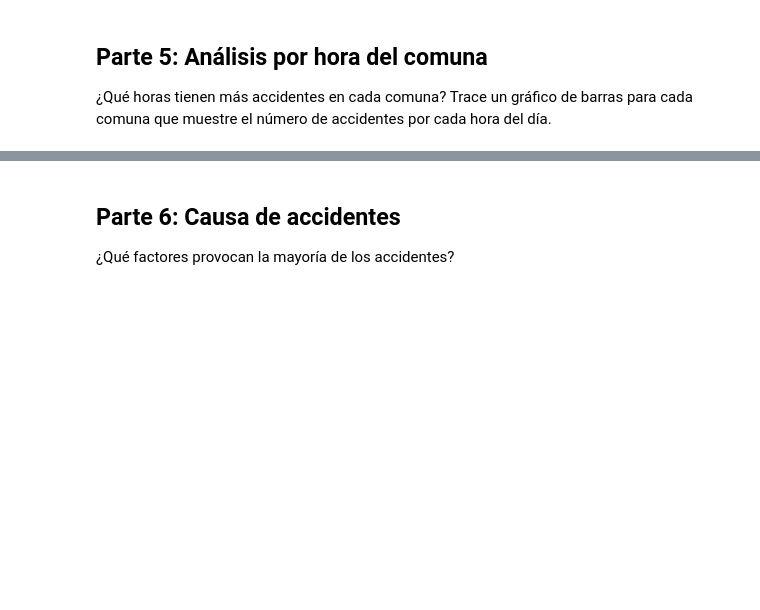
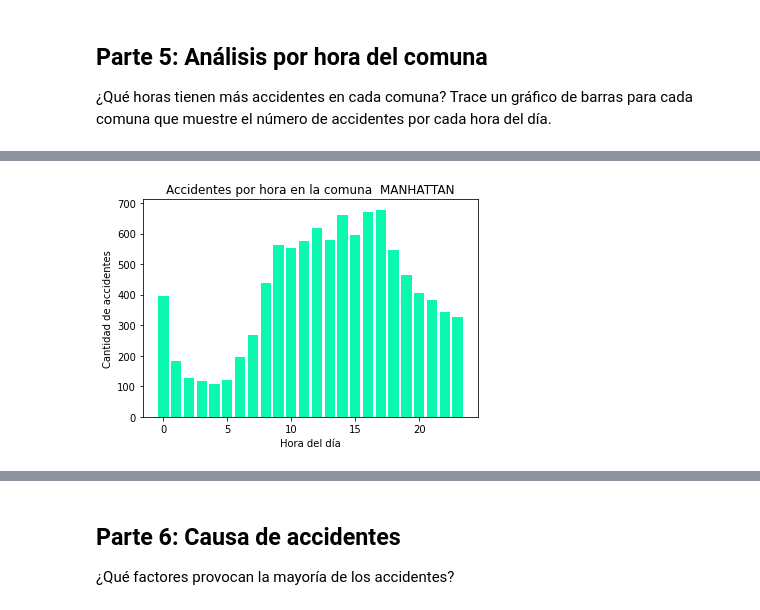
Before and after one commit to GabyLeon10100/MujeresDigitales, a Jupyter notebook: Taller4_.ipynb, the cells around one changed output, grey strips where cells are left out. Saved outputs shown, nothing was run; the diff lists cells and outputs as text; code cells hidden in the pictures; blank space fills up the shorter version.

```diff
--- a/Taller4_.ipynb
+++ b/Taller4_.ipynb
@@ -345,0 +536,12 @@ Trace un gráfico de barras del número total de accidentes en cada comuna, así
+# %%
+#Comuna  MANHATTAN
+valores = df_comuna3[["Hora", "Accidente"]]
+x = valores.Hora
+y = valores.Accidente
+plt.bar(x, y, label="Accidentes comuna",color = "#0bf8b0")
+plt.title("Accidentes por hora en la comuna  MANHATTAN")
+plt.xlabel("Hora del día")
+plt.ylabel("Cantidad de accidentes")
+plt.show()
+# %% [output]
+[figure, added]
```
Also changed, not shown: parts of 26 cells of this notebook.
